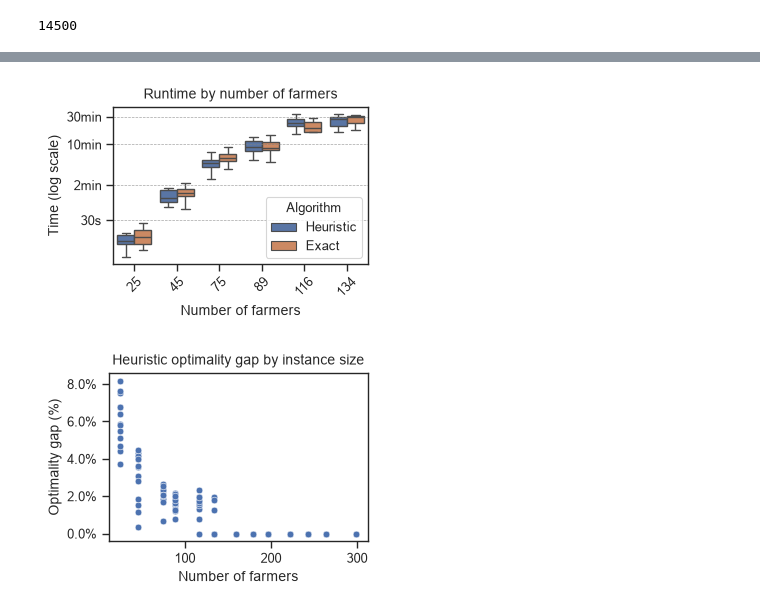
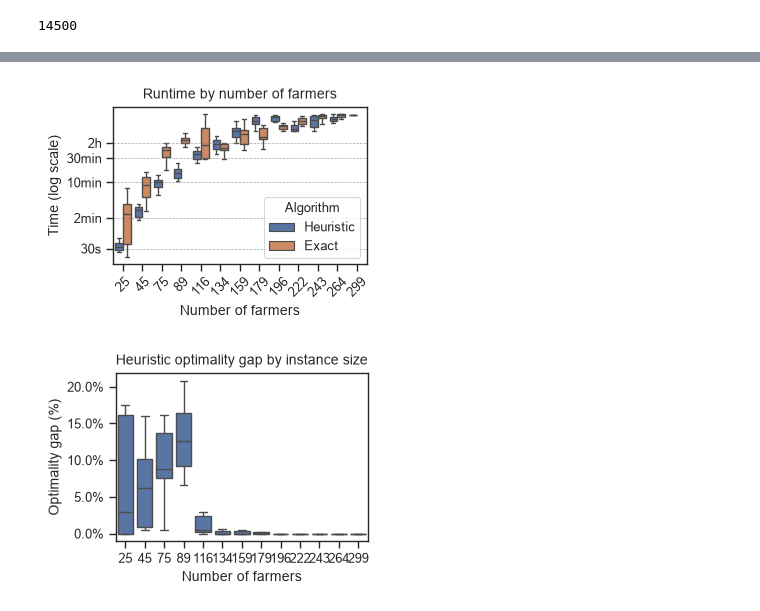
Before and after one commit to nachatjatu/StablePlatformMatching, a Jupyter notebook: notebooks/exp_4_results.ipynb, the cells around one changed output, grey strips where cells are left out. Saved outputs shown, nothing was run; the diff lists cells and outputs as text; code cells hidden in the pictures.

```diff
--- a/notebooks/exp_4_results.ipynb
+++ b/notebooks/exp_4_results.ipynb
@@ -65,8 +65,7 @@ for file in all_jsons:
         "upper_bound": summary["forced_upper_bound"],
         "lower_bound": summary["forced_lower_bound"],
         "opt_gap": summary["rel_gap"],
-        "time_suboptimal": summary["timestamps"][0],
-        "time_vanilla": None,
+        "time_heuristic": summary["total_time"],
     }
 
     data.append(row)
@@ -161,12 +117,12 @@ plt.rcParams.update({
 
 
 time_data_melted = df_joint.melt(id_vars='n_farmers',
-                                  value_vars=['time_suboptimal', 'time_vanilla'],
+                                  value_vars=['time_heuristic', 'time_exact'],
                                   var_name='Time Type',
                                   value_name='Time')
 
 # Filter the DataFrame for n_farmers less or equal to 2400
-time_data_filtered = time_data_melted[time_data_melted['n_farmers'] <= 134]
+time_data_filtered = time_data_melted
 
 # Melt the DataFrame to reshape it for seaborn boxplot
 time_data_filtered['Time'] = time_data_filtered['Time'] / 60/60  # Convert seconds to minutes
@@ -180,9 +136,9 @@ sns.boxplot(data=time_data_filtered, x='n_farmers', y='Time', hue='Time Type', s
 plt.yscale('log')
 
 # Define custom ticks and labels
-ticks = [0.5/60, 2/60,  10/60, 30/60]  # 1 minute, 10 minutes, 1 hour, 2 hours in hours
+ticks = [0.5/60, 2/60,  10/60, 30/60, 60/60]  # 1 minute, 10 minutes, 1 hour, 2 hours in hours
 # Filter ticks to include only those that have corresponding labels
-labels = ['30s', '2min',  '10min', '30min']
+labels = ['30s', '2min',  '10min', '30min', "2h"]
 
 # Draw horizontal lines at valid ticks
 valid_ticks = [tick for tick, label in zip(ticks, labels) if label]
@@ -198,31 +154,31 @@ plt.title('Runtime by number of farmers')
 plt.xlabel('Number of farmers')
 plt.ylabel('Time (log scale)')
 handles, labels = plt.gca().get_legend_handles_labels()
-labels = ['Heuristic' if label == 'time_suboptimal' else 'Exact' if label == 'time_vanilla' else label for label in labels]
+labels = ['Heuristic' if label == 'time_heuristic' else 'Exact' if label == 'time_exact' else label for label in labels]
 plt.legend(handles, labels, title='Algorithm', loc='lower right')
 #plt.legend(title='Time Type', bbox_to_anchor=(1.05, 1), loc='upper left')
 plt.xticks(rotation=45)
 plt.tight_layout()
 plt.show()
 # %% [output]
-[figure, old version]
+[figure, new version]
 # %%
 from matplotlib.ticker import PercentFormatter
 
 # Filter the DataFrame for n_farmers less or equal to 2400
 gap_data_filtered = df
 
 # Create the boxplot for opt_gap
 plt.figure(figsize=(3.5, 2.6))
-sns.scatterplot(data=gap_data_filtered, x='n_farmers', y='opt_gap')
+sns.boxplot(data=gap_data_filtered, x='n_farmers', y='opt_gap', showfliers=False)
 
 # Format y-axis as percentage
 plt.gca().yaxis.set_major_formatter(PercentFormatter(xmax=1))
 
 plt.title('Heuristic optimality gap by instance size')
 plt.xlabel('Number of farmers')
 plt.ylabel('Optimality gap (%)')
 plt.tight_layout()
 plt.show()
 # %% [output]
-[figure, old version]
+[figure, new version]
```
Also changed, not shown: parts of 4 cells of this notebook, 24 other files.
